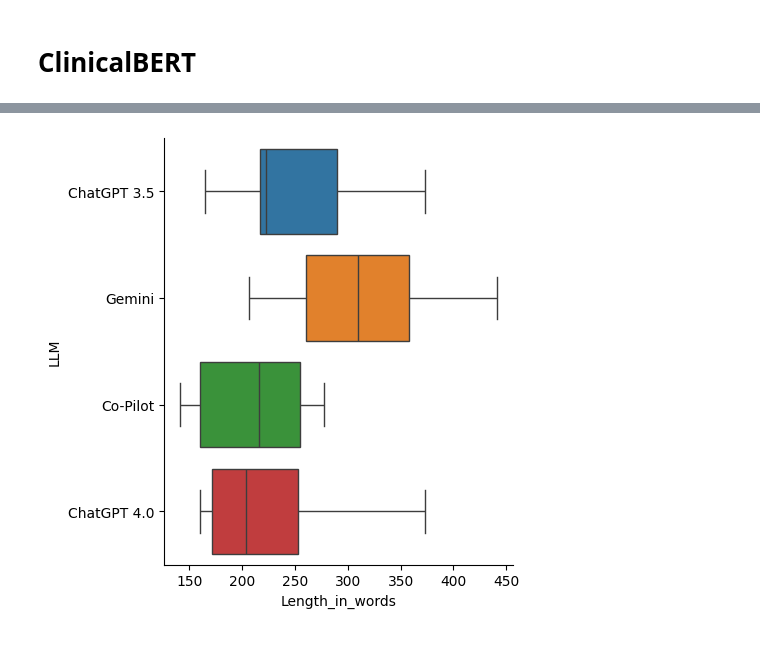
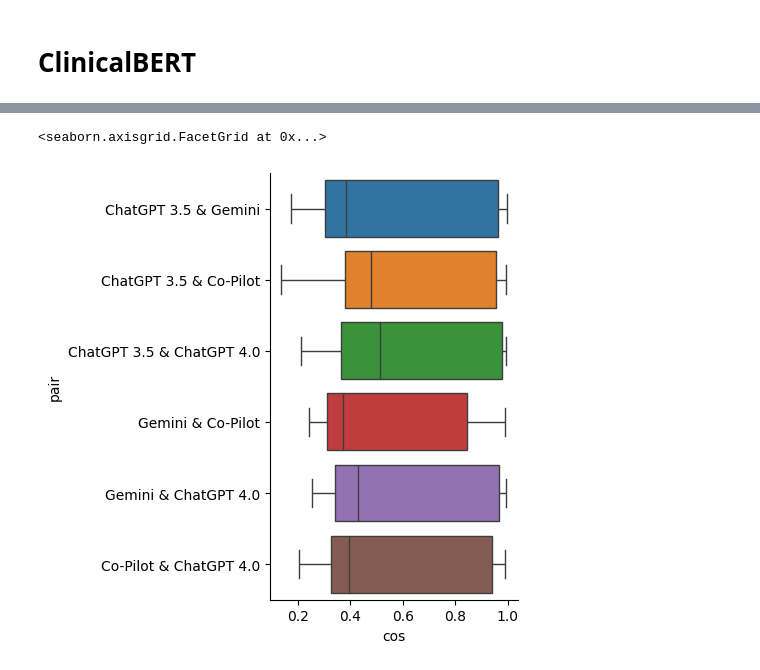
Before and after one commit to hclent/temp, a Jupyter notebook: LLM_for_BCC.ipynb, the cells around one changed output, grey strips where cells are left out. Drawn from its saved outputs; the diff is of its cells as text; code cells hidden in the pictures.

```diff
--- a/LLM_for_BCC.ipynb
+++ b/LLM_for_BCC.ipynb
@@ -248,19 +143,5 @@ sns.violinplot(data=bert_cs_dict, x="cos", y="pair", hue="pair")
-# %%
-def plot_lengths(df):
-    #https://seaborn.pydata.org/tutorial/distributions.html
-    gpt_lengths =  [len(x.split(" ")) for x in list(df["ChatGPT 3.5"])]
-    gemini_lengths = [len(x.split(" ")) for x in list(df["Gemini"])]
-    copilot_lengths = [len(x.split(" ")) for x in list(df["Co-Pilot"])]
-    gpt4_lengths =  [len(x.split(" ")) for x in list(df["ChatGPT 4.0"])]
-
-    lengths = gpt_lengths + gemini_lengths + copilot_lengths + gpt4_lengths
-    models = ["ChatGPT 3.5" for x in gpt_lengths] + ["Gemini" for x in gemini_lengths] + ["Co-Pilot" for x in copilot_lengths] + ["ChatGPT 4.0" for x in gpt4_lengths]
-
-    data = {"Length_in_words": lengths, "LLM": models}
-    df2 = pd.DataFrame.from_dict(data)
-    #sns.displot(df2, x="Length_in_words", hue="LLM", multiple="dodge")
-    sns.catplot(data=df2, x="Length_in_words", y="LLM", kind="box", hue="LLM")
-
-plot_lengths(df)
-# %% [output]
-[figure, removed]
+# %%
+sns.catplot(data=bert_cs_dict, x="cos", y="pair", kind="box", hue="pair")
+# %% [output]
+<seaborn.axisgrid.FacetGrid at 0x...>
+[figure, added]
```
Also changed, not shown: parts of 22 cells of this notebook.
